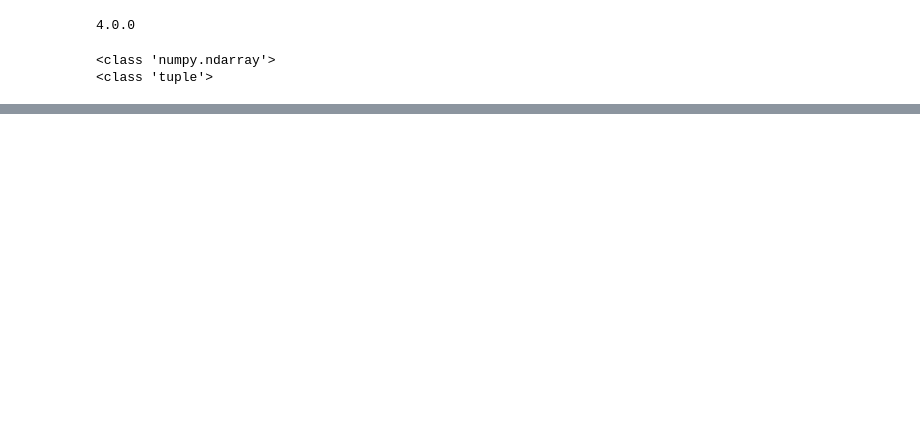
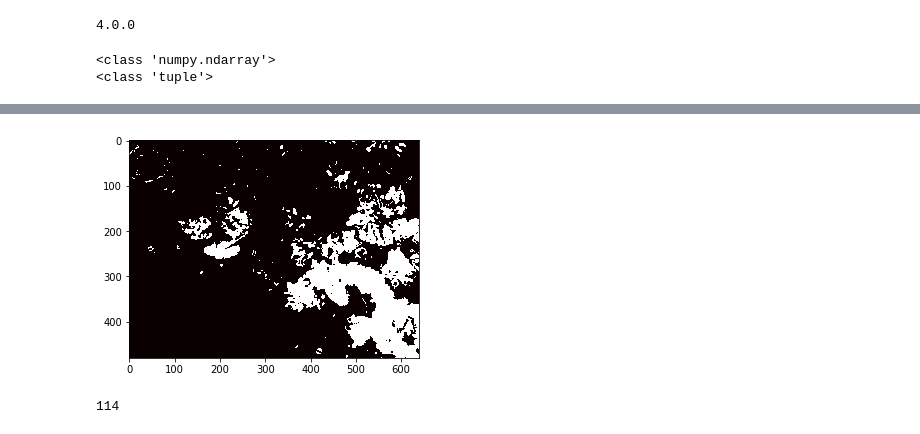
Before and after one commit to dsp-uga/hall-p2, a Jupyter notebook: notebooks/Datapreprocessing.ipynb, the cells around one changed output, grey strips where cells are left out. Drawn from its saved outputs; the diff is of its cells as text; code cells hidden in the pictures; blank space fills up the shorter version.

```diff
--- a/notebooks/Datapreprocessing.ipynb
+++ b/notebooks/Datapreprocessing.ipynb
@@ -117,7 +151,7 @@ def operation_on_images_resizing(dict_videos,train_names,dimensions=[128,128]):
         #result action.
     return dict_videos_resized
 
-dict_videos_resized= operation_on_images_resizing(dict_videos,train_names)
+dict_videos_resized= operation_on_images_resizing(dict_videos_train,train_names)
 #takes 5 minutes to run
 # %%
 print(dict_videos_resized['4bad52d5ef5f68e87523ba40aa870494a63c318da7ec7609e486e62f7f7a25e8'][str(int(0))].shape)
@@ -202,3 +266,36 @@ axarr[1,2].imshow(images[5])
 # %%
 #lets threshold and create masks from it and compare with a train_set accuracy.. and then if its better than 25% ,
 #do the same for test. and then do unet..
+# %%
+def thresold_variance(dict_videos_variance):
+    dict_threshold={}
+    for name in test_names:
+        blur = cv.GaussianBlur(dict_videos_variance[name],(5,5),0)
+        ret3,th5 = cv.threshold(blur,0,255,cv.THRESH_BINARY+cv.THRESH_OTSU)
+        dict_threshold[name]= th5
+    return dict_threshold
+
+def create_masks(dict_threshold):
+    masks={}
+    for name in test_names:
+        res,masks[name]= cv.threshold(dict_threshold[name],3,2,cv.THRESH_BINARY)
+    return masks
+# %%
+masks=create_masks(thresold_variance(dict_videos_variance))
+imgplot = plt.imshow(masks[test_names[50]],cmap="hot")
+# %% [output]
+[figure, added]
+# %%
+#create masks.pngs for variance...
+def write_masks(masks,test_names):
+    result =0
+    for name in test_names:
+        if not os.path.exists('../dataset/test_masks'):
+            os.makedirs('../dataset/test_masks')
+        cv.imwrite("../dataset/test_masks/"+name+".png",masks[name])
+        result=result+1
+    return result
+write_masks(masks,test_names)
+#getting zero, doing something wrong
+# %% [output]
+114
```
Also changed, not shown: parts of 18 cells of this notebook.
